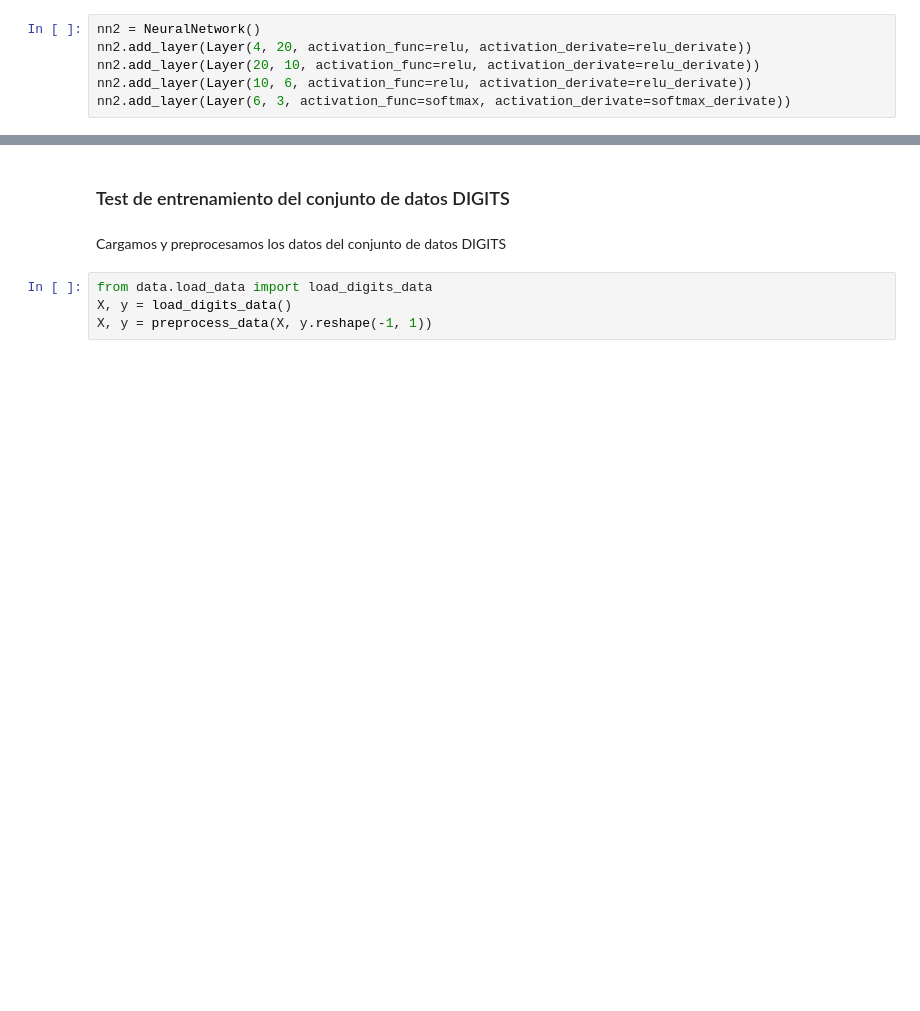
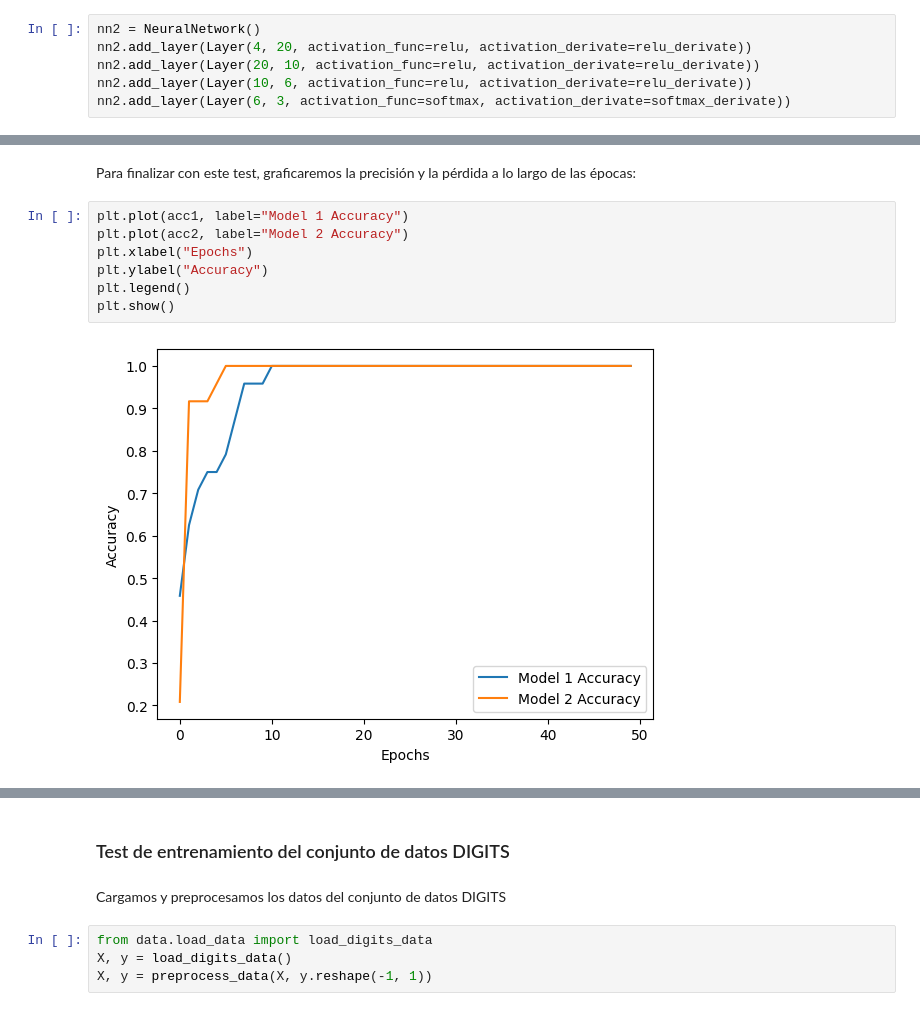
Before and after one commit to adoojeda/ModularNNEngine, a Jupyter notebook: main.ipynb, the cells around one changed output, grey strips where cells are left out. Drawn from its saved outputs; the diff is of its cells as text; blank space fills up the shorter version.

```diff
--- a/main.ipynb
+++ b/main.ipynb
@@ -102,3 +121,14 @@ $$ \text{Accuracy}_{2domodelo}=0.9$$
 
 
 Por lo que podemos llegar a la conclusión de que la neurona funciona bien aún poniendo más capas o cambiando las funciones de activación, aunque el primer modelo sigue siendo mejor al tener menos capas ocultas, si hacemos más pruebas podemos comprobarlo
+# %% [markdown]
+Para finalizar con este test, graficaremos la precisión y la pérdida a lo largo de las épocas:
+# %%
+plt.plot(acc1, label="Model 1 Accuracy")
+plt.plot(acc2, label="Model 2 Accuracy")
+plt.xlabel("Epochs")
+plt.ylabel("Accuracy")
+plt.legend()
+plt.show()
+# %% [output]
+[figure, added]
```
Also changed, not shown: parts of 22 cells of this notebook.
